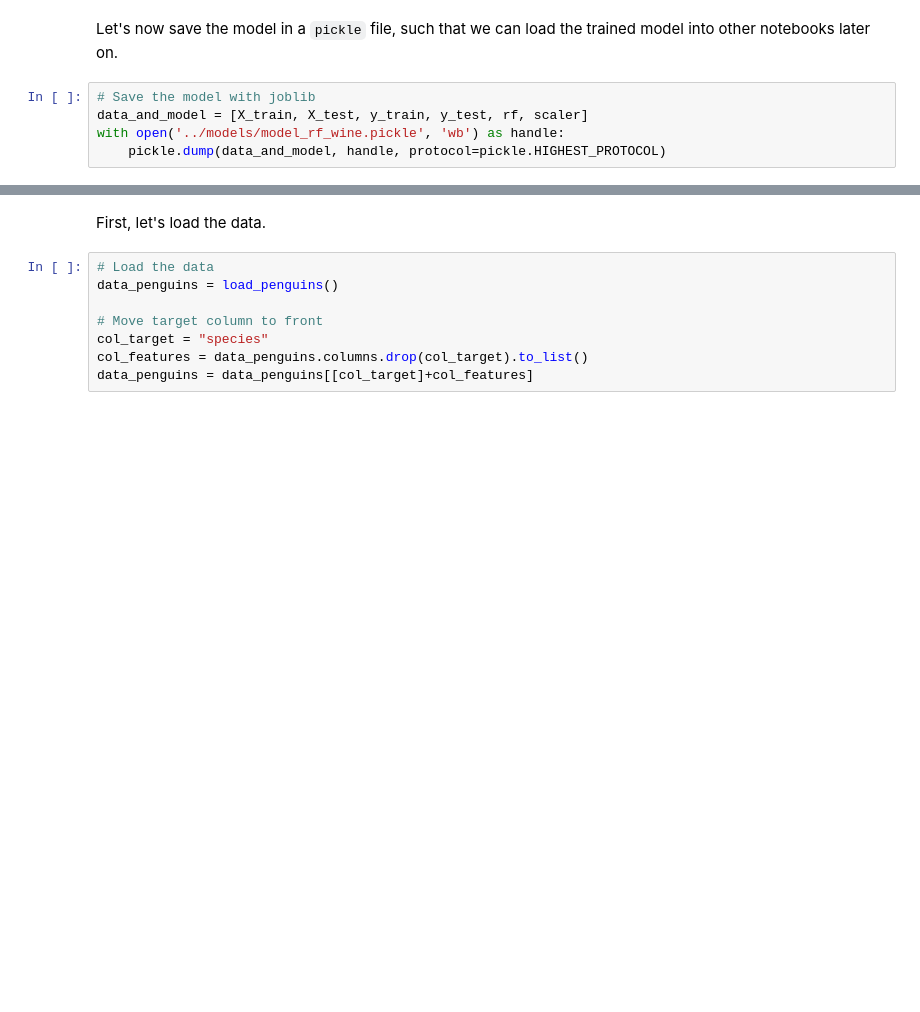
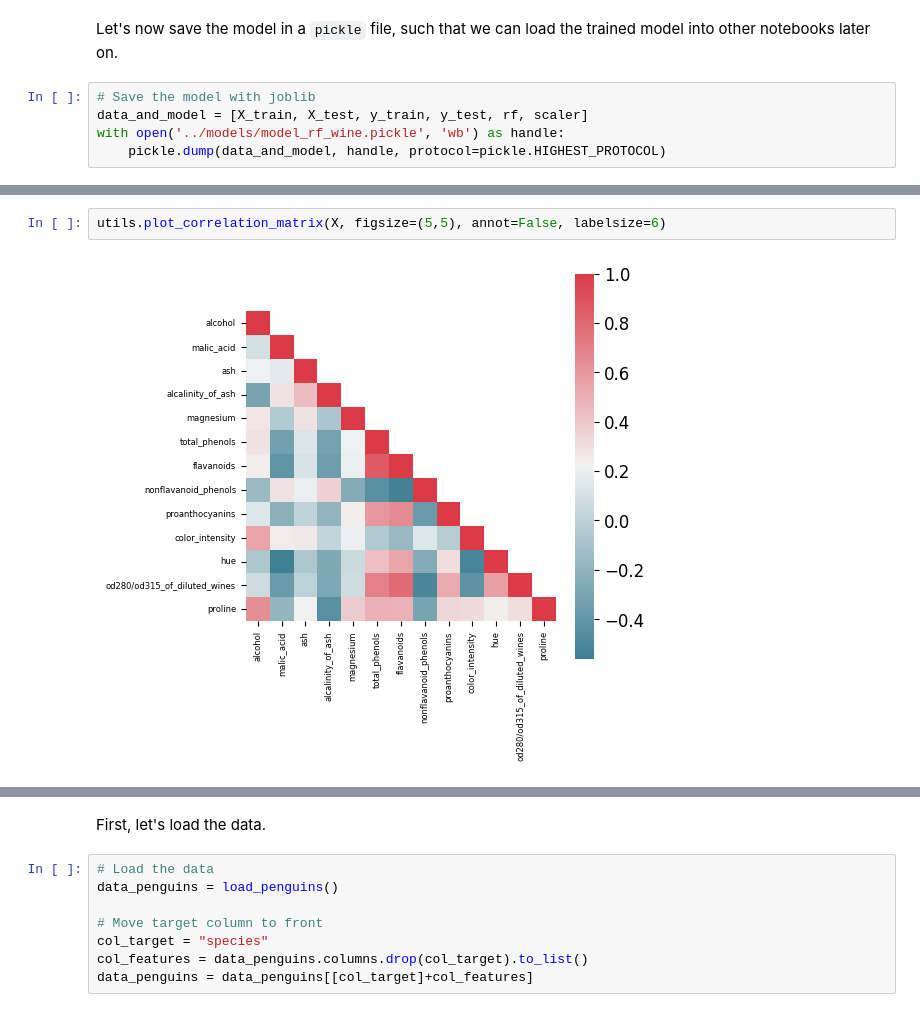
Before and after one commit to aseuteurideu/xai-tutorials, a Jupyter notebook: xai-for-random-forest/Gen-0-Tutorial_RandomForest_Model_Housing_Wine_Penguins.ipynb, the cells around one changed output, grey strips where cells are left out. Saved outputs shown, nothing was run; the diff lists cells and outputs as text; blank space fills up the shorter version.

```diff
--- a/xai-for-random-forest/Gen-0-Tutorial_RandomForest_Model_Housing_Wine_Penguins.ipynb
+++ b/xai-for-random-forest/Gen-0-Tutorial_RandomForest_Model_Housing_Wine_Penguins.ipynb
@@ -466,0 +476,4 @@ with open('../models/model_rf_wine.pickle', 'wb') as handle:
+# %%
+utils.plot_correlation_matrix(X, figsize=(5,5), annot=False, labelsize=6)
+# %% [output]
+[figure, added]
```
Also changed, not shown: parts of 12 cells of this notebook, 3 other files.
